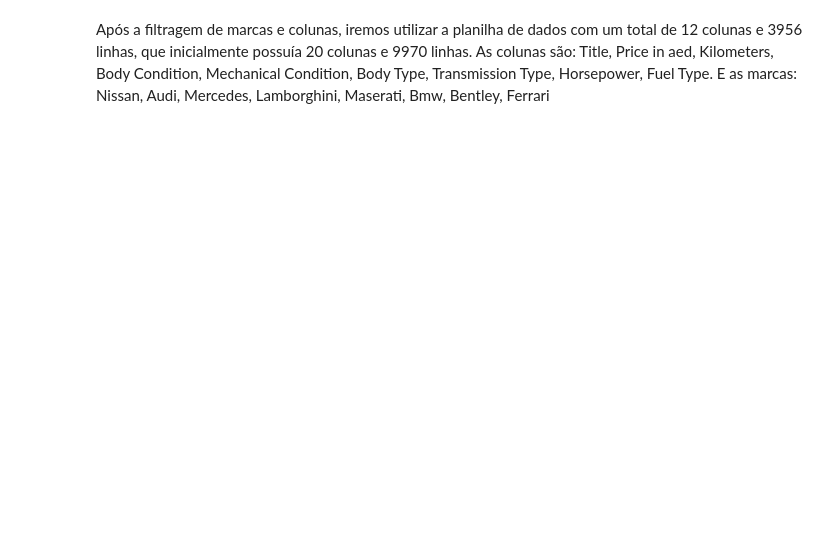
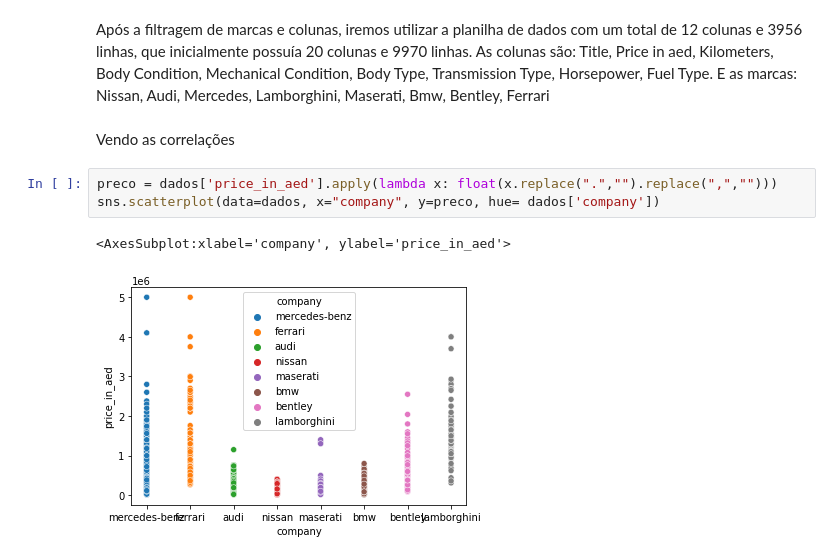
Before and after one commit to insper-classroom/22-2b-cd-p2-p2_albert_arthur_thiago, a Jupyter notebook: base.ipynb, the cells around one changed output. Drawn from its saved outputs; the diff is of its cells as text; blank space fills up the shorter version.

Commit message:
Fazendo as correlações

```diff
--- a/base.ipynb
+++ b/base.ipynb
@@ -63,3 +64,11 @@ dados.head(10)
 # %% [markdown]
 Após a filtragem de marcas e colunas, iremos utilizar a planilha de dados com um total de 12 colunas e 3956 linhas, que inicialmente possuía 20 colunas e 9970 linhas.
 As colunas são: Title, Price in aed, Kilometers, Body Condition, Mechanical Condition, Body Type, Transmission Type, Horsepower, Fuel Type. E as marcas: Nissan, Audi, Mercedes, Lamborghini, Maserati, Bmw, Bentley, Ferrari
+# %% [markdown]
+Vendo as correlações
+# %%
+preco = dados['price_in_aed'].apply(lambda x: float(x.replace(".","").replace(",","")))
+sns.scatterplot(data=dados, x="company", y=preco, hue= dados['company'])
+# %% [output]
+<AxesSubplot:xlabel='company', ylabel='price_in_aed'>
+[figure, added]
```
Also changed, not shown: parts of 10 cells of this notebook.
